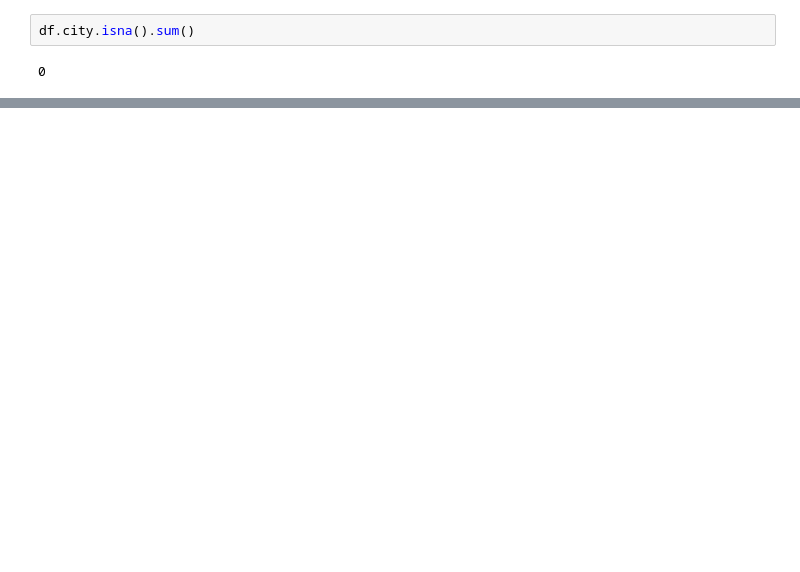
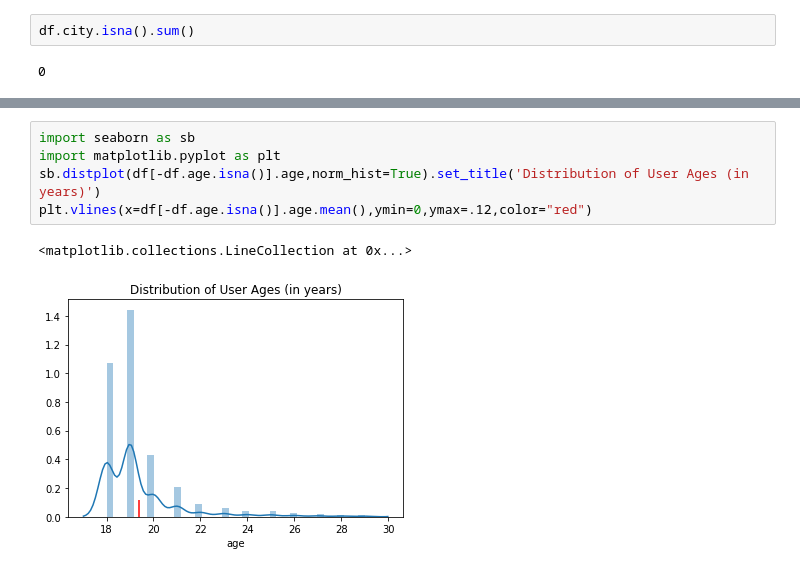
Before and after one commit to zaltaie/TinderBot, a Jupyter notebook: stats.ipynb, the cells around one changed output, grey strips where cells are left out. Cells and saved outputs as stored; diff of their text form; blank space fills up the shorter version.

```diff
--- a/stats.ipynb
+++ b/stats.ipynb
@@ -203,0 +210,8 @@ df.city.isna().sum()
+# %%
+import seaborn as sb
+import matplotlib.pyplot as plt
+sb.distplot(df[-df.age.isna()].age,norm_hist=True).set_title('Distribution of User Ages (in years)')
+plt.vlines(x=df[-df.age.isna()].age.mean(),ymin=0,ymax=.12,color="red")
+# %% [output]
+<matplotlib.collections.LineCollection at 0x...>
+[figure, added]
```
Also changed, not shown: parts of 8 cells of this notebook.
